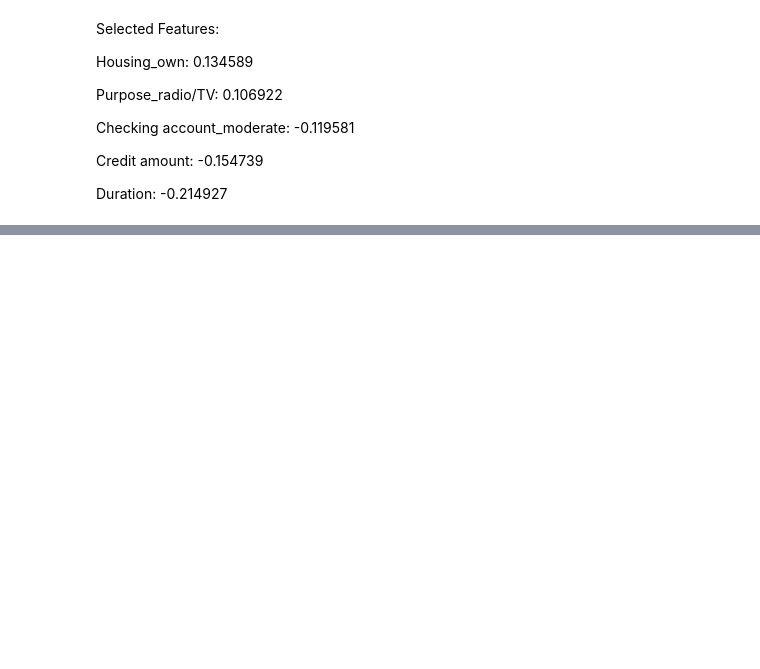
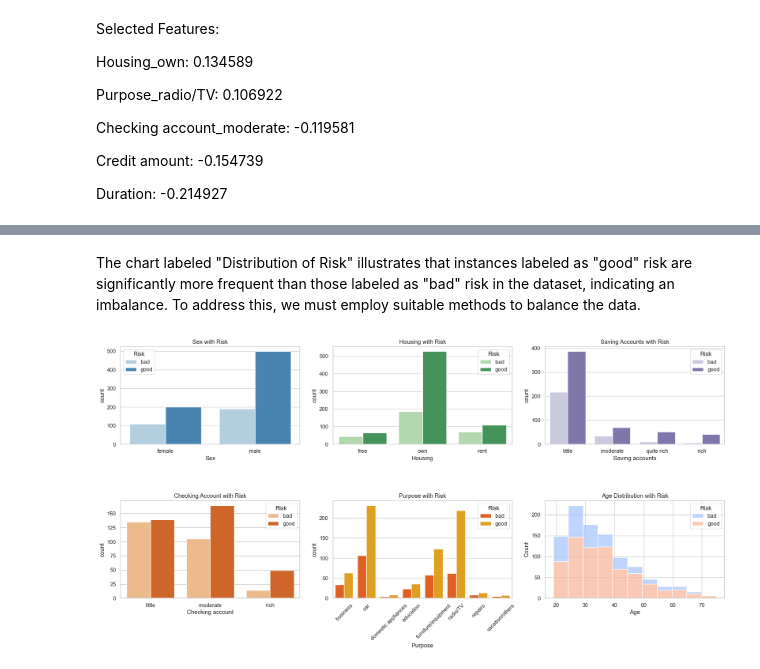
Before and after one commit to hamedahmed100/RR_project_HHRPTeam, a Jupyter notebook: data_preprocessing.ipynb, the cells around one changed output, grey strips where cells are left out. Saved outputs shown, nothing was run; the diff lists cells and outputs as text; code cells hidden in the pictures; blank space fills up the shorter version.

```diff
--- a/data_preprocessing.ipynb
+++ b/data_preprocessing.ipynb
@@ -152,0 +197,40 @@ Duration: -0.214927
+# %% [markdown]
+The chart labeled "Distribution of Risk" illustrates that instances labeled as "good" risk are significantly more frequent than those labeled as "bad" risk in the dataset, indicating an imbalance. To address this, we must employ suitable methods to balance the data.
+# %%
+# Creating subplots
+fig, axes = plt.subplots(3, 3, figsize=(18, 12))  # Adjust the layout size as needed
+
+# Sex vs Risk
+sns.countplot(ax=axes[0, 0], x='Sex', hue='Risk', data=data, palette='Blues')
+axes[0, 0].set_title('Sex with Risk')
+
+# Housing vs Risk
+sns.countplot(ax=axes[0, 1], x='Housing', hue='Risk', data=data, palette='Greens')
+axes[0, 1].set_title('Housing with Risk')
+
+# Saving accounts vs Risk
+sns.countplot(ax=axes[0, 2], x='Saving accounts', hue='Risk', data=data, palette='Purples')
+axes[0, 2].set_title('Saving Accounts with Risk')
+
+# Checking account vs Risk
+sns.countplot(ax=axes[1, 0], x='Checking account', hue='Risk', data=data, palette='Oranges')
+axes[1, 0].set_title('Checking Account with Risk')
+
+# Purpose vs Risk
+sns.countplot(ax=axes[1, 1], x='Purpose', hue='Risk', data=data, palette='autumn')
+axes[1, 1].set_title('Purpose with Risk')
+axes[1, 1].tick_params(axis='x', rotation=45)
+
+# Age Distribution with Risk
+sns.histplot(ax=axes[1, 2], data=data, x='Age', hue='Risk', multiple="stack", palette='coolwarm', binwidth=5)
+axes[1, 2].set_title('Age Distribution with Risk')
+
+# Remove empty plots if any
+for i in range(2, 3):
+    for j in range(0, 3):
+        axes[i, j].set_visible(False)
+
+plt.tight_layout()
+plt.show()
+# %% [output]
+[figure, added]
```
Also changed, not shown: parts of 15 cells of this notebook.
